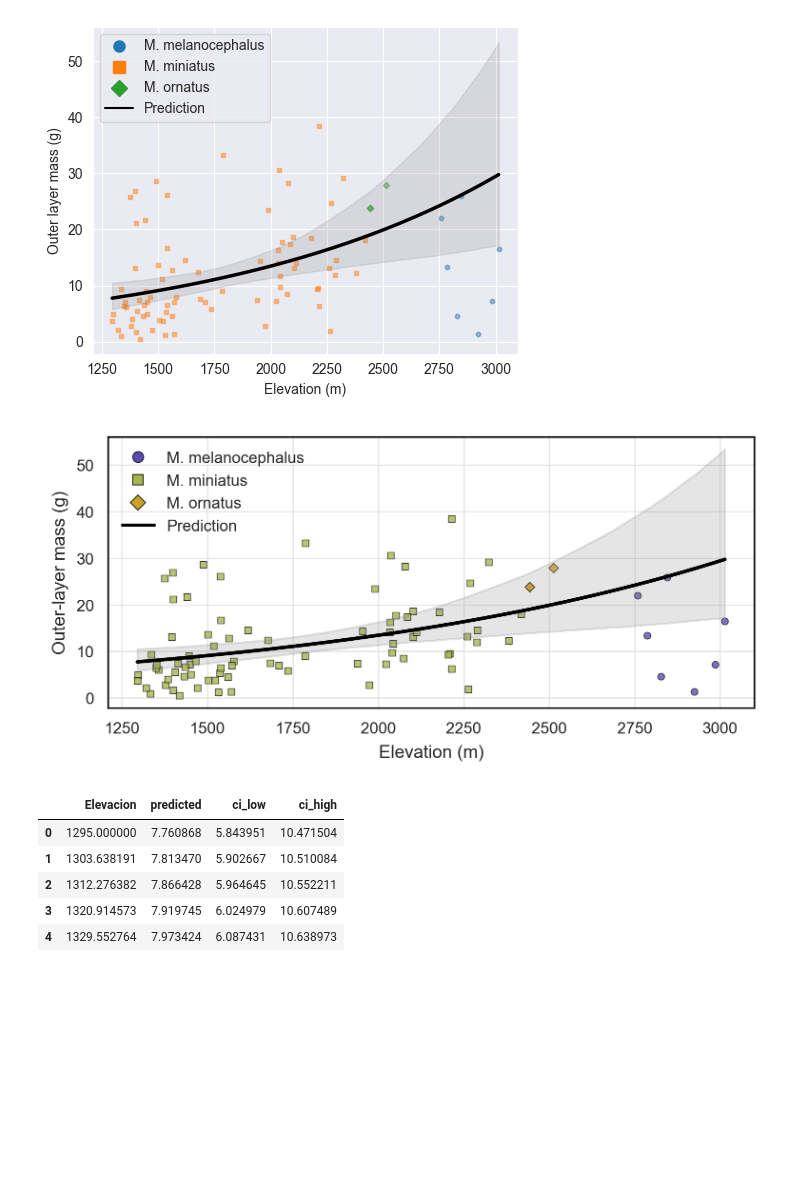
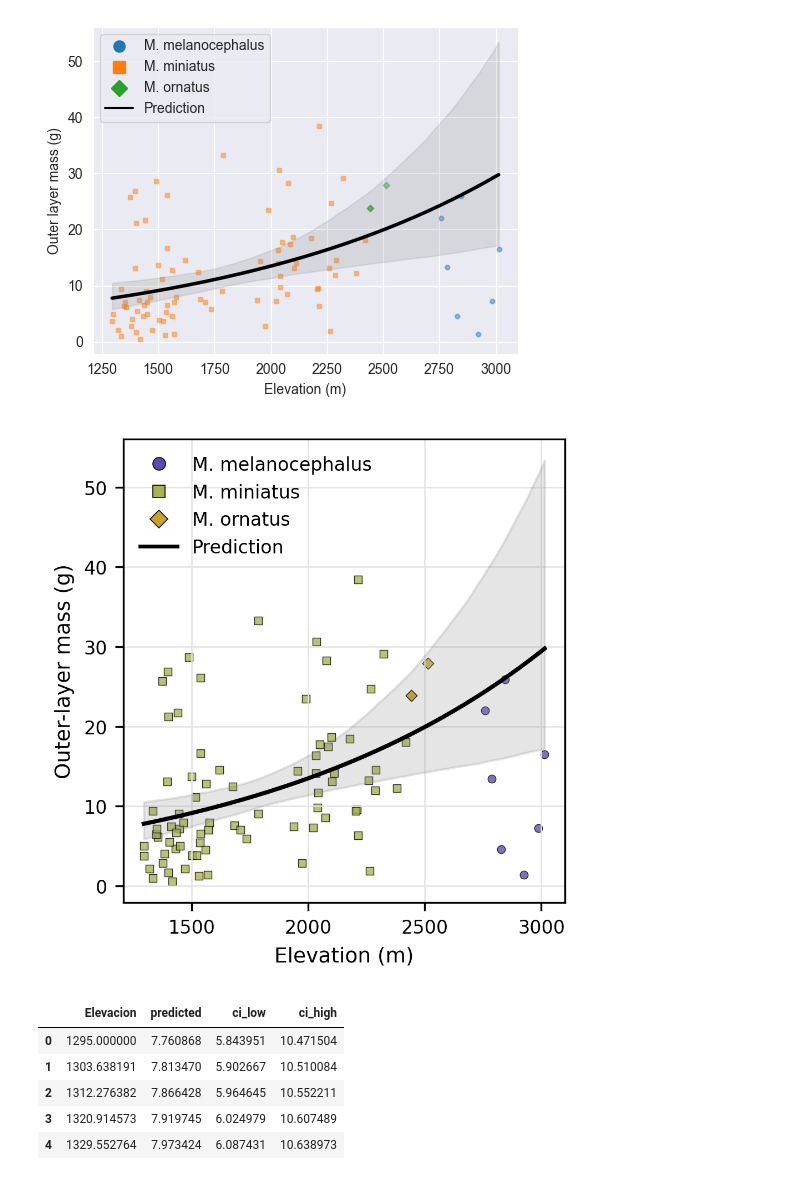
Before and after one commit to jorgelizarazo94/Myiborus_nests, a Jupyter notebook: Supplementary_1.ipynb, the cells around one changed output. Drawn from its saved outputs; the diff is of its cells as text; code cells hidden in the pictures; blank space fills up the shorter version.

```diff
--- a/Supplementary_1.ipynb
+++ b/Supplementary_1.ipynb
@@ -1219,7 +1219,7 @@ legend_fontsize = 8
 paper_facecolor = "white"
 grid_color = "#E3E3E3"
 
-fig, ax = plt.subplots(figsize=(5, 2.35), dpi=300, constrained_layout=True)
+fig, ax = plt.subplots(figsize=(3.15, 3.25), dpi=300, constrained_layout=True)
 fig.patch.set_facecolor(paper_facecolor)
 ax.set_facecolor(paper_facecolor)
 
@@ -1267,34 +1267,34 @@ legend_elements = [
         color="none",
         label=species_labels[sp],
     )
     for sp in species_order
 ]
 legend_elements.append(
     Line2D(
         [0], [0],
         linestyle="-",
         linewidth=1.6,
         color="black",
         label="Prediction",
     )
 )
 
 ax.legend(handles=legend_elements, frameon=False, fontsize=legend_fontsize, loc="best")
 ax.set_xlabel("Elevation (m)", fontsize=label_fontsize)
 ax.set_ylabel("Outer-layer mass (g)", fontsize=label_fontsize)
 ax.grid(True, color=grid_color, linewidth=0.6)
 
 for spine in ax.spines.values():
     spine.set_color("black")
     spine.set_linewidth(0.8)
 
 ax.tick_params(axis="both", labelsize=tick_fontsize)
 
 fig.savefig("glm_capa1_adjusted_prediction.png", dpi=300, facecolor=paper_facecolor, bbox_inches="tight")
 fig.savefig("Figures/glm_capa1_adjusted_prediction.png", dpi=300, facecolor=paper_facecolor, bbox_inches="tight")
 plt.show()
 # %% [output]
-[figure, old version]
+[figure, new version]
 # %%
 # elevation sequence
 elev_min = df_model_capa1['Elevacion'].min()
```
Also changed, not shown: parts of 14 cells of this notebook, 3 other files.
